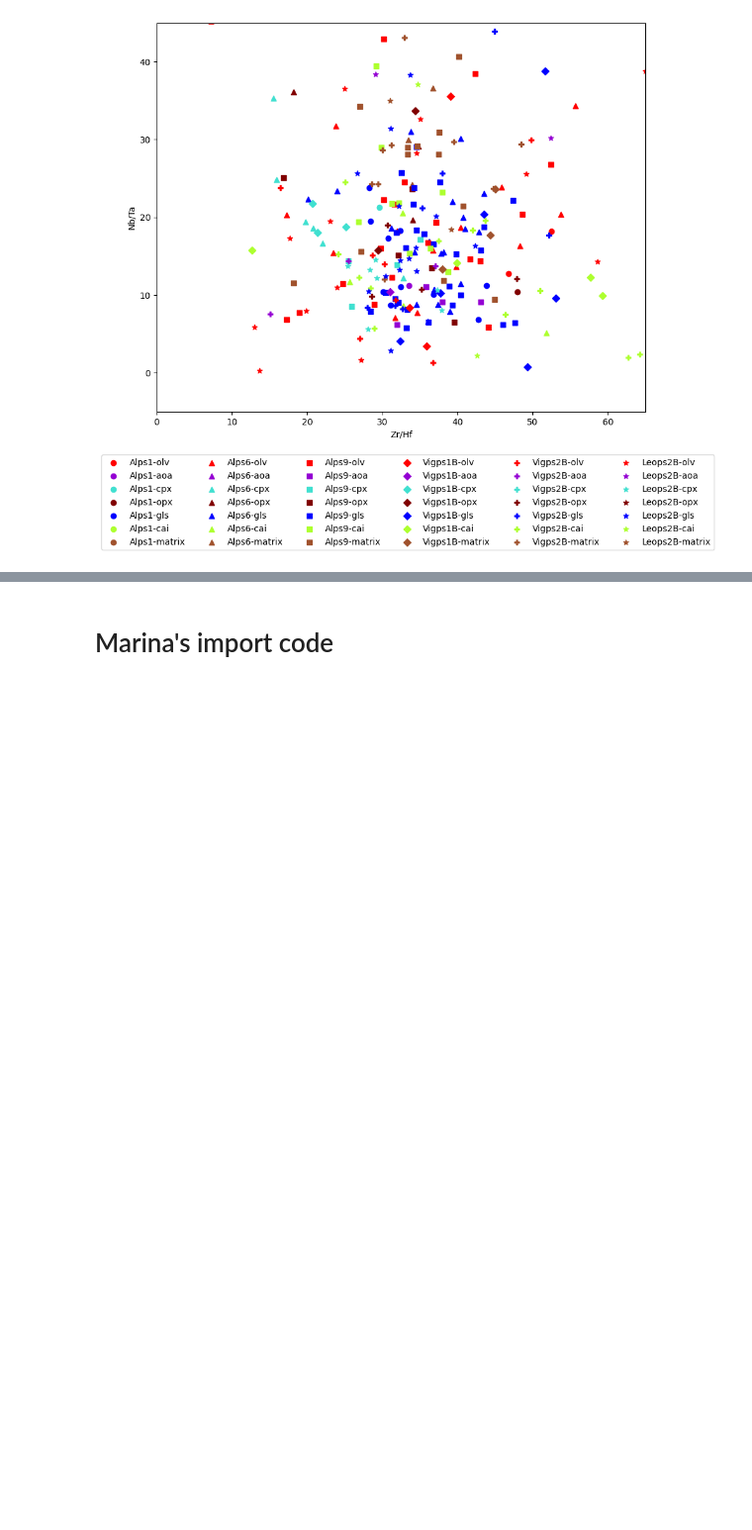
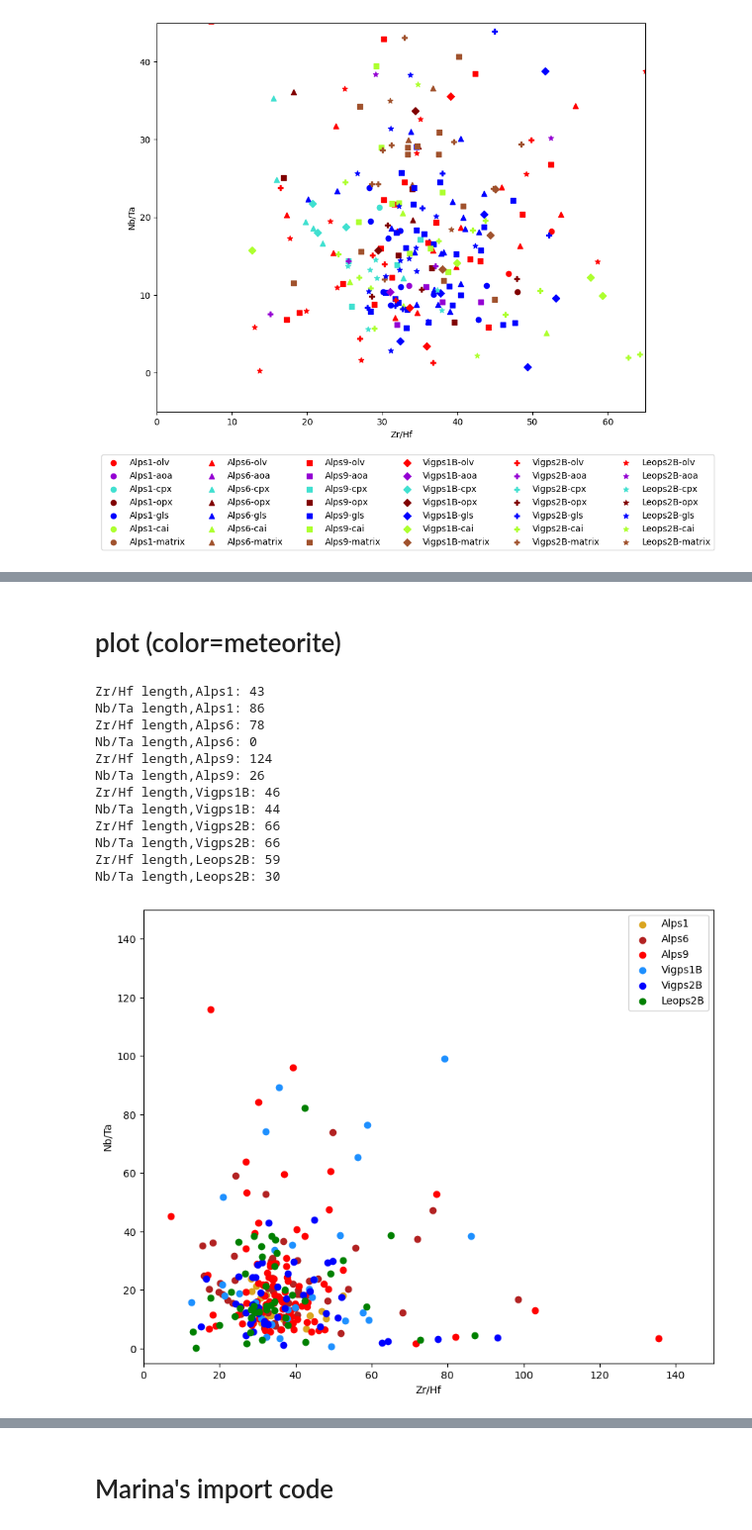
Before and after one commit to JGCAITLIN/HFSE, a Jupyter notebook: prelim_plotting.ipynb, the cells around one changed output, grey strips where cells are left out. Shown at 99% size. Saved outputs shown, nothing was run; the diff lists cells and outputs as text; code cells hidden in the pictures; blank space fills up the shorter version.

```diff
--- a/prelim_plotting.ipynb
+++ b/prelim_plotting.ipynb
@@ -311,0 +379,56 @@ ax.legend(bbox_to_anchor=(1.15, -0.1), ncols=6);
+# %% [markdown]
+# plot (color=meteorite)
+# %%
+#plotting
+
+#what I want to look at:
+meteorites = ['Alps1', 'Alps6', 'Alps9', 'Vigps1B', 'Vigps2B', 'Leops2B']
+
+#arrays for plotting
+met_color = ['goldenrod', 'firebrick', 'red', 'dodgerblue', 'blue', 'green']
+
+#setting up plot
+fig, ax = plt.subplots(figsize=(10, 8))
+ax.set_xlabel('Zr/Hf')
+ax.set_ylabel('Nb/Ta')
+ax.set_xlim([0, 150])
+ax.set_ylim([-5, 150])
+
+#plotting loop
+met_i = 0
+for met in meteorites:
+
+    #grabbing data
+    d2019_zrhf = sub_df(data_2019, meteorite=met, element='Zr/Hf', array='on')
+    d2019_nbta = sub_df(data_2019, meteorite=met, element='Nb/Ta', array='on')
+
+    d2022_zrhf = sub_df(data_2022, meteorite=met, element='Zr/Hf', array='on')
+    d2022_nbta = sub_df(data_2022, meteorite=met, element='Nb/Ta', array='on')
+
+    tot_zr = len(d2019_zrhf) + len(d2022_zrhf)
+    tot_nb = len(d2019_nbta) + len(d2019_nbta)
+    print('Zr/Hf length,' + met + ': ' + str(tot_zr))
+    print('Nb/Ta length,' + met + ': ' + str(tot_nb))
+
+    #plotting
+    ax.scatter(d2019_zrhf, d2019_nbta, color=met_color[met_i], label=met)
+    ax.scatter(d2022_zrhf, d2022_nbta, color=met_color[met_i])
+
+
+    met_i+=1
+
+ax.legend();
+# %% [output]
+Zr/Hf length,Alps1: 43
+Nb/Ta length,Alps1: 86
+Zr/Hf length,Alps6: 78
+Nb/Ta length,Alps6: 0
+Zr/Hf length,Alps9: 124
+Nb/Ta length,Alps9: 26
+Zr/Hf length,Vigps1B: 46
+Nb/Ta length,Vigps1B: 44
+Zr/Hf length,Vigps2B: 66
+Nb/Ta length,Vigps2B: 66
+Zr/Hf length,Leops2B: 59
+Nb/Ta length,Leops2B: 30
+[figure, added]
```
Also changed, not shown: parts of 10 cells of this notebook.
